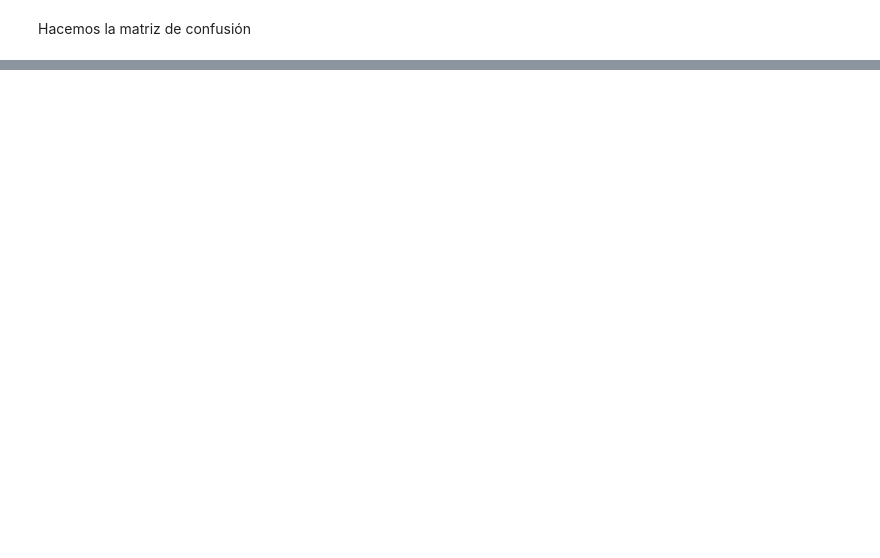
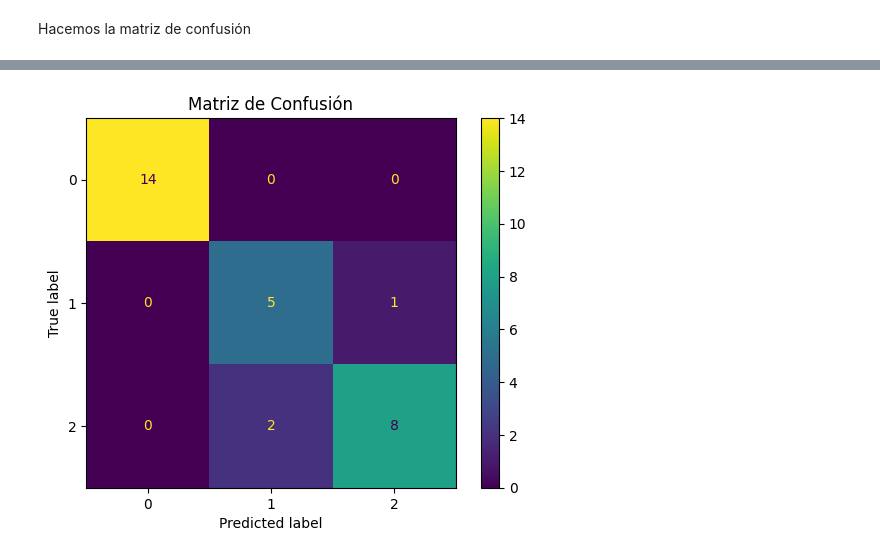
Before and after one commit to adoojeda/ModularNNEngine, a Jupyter notebook: main.ipynb, the cells around one changed output, grey strips where cells are left out. Saved outputs shown, nothing was run; the diff lists cells and outputs as text; code cells hidden in the pictures; blank space fills up the shorter version.

```diff
--- a/main.ipynb
+++ b/main.ipynb
@@ -81,0 +98,7 @@ KeyboardInterrupt:
+# %%
+y_pred = [nn.feedforward(x) for x in X_test]
+y_pred = np.argmax(y_pred, axis=1)
+y_test = np.argmax(y_test, axis=1)
+plot_confusion_matrix(y_test, y_pred)
+# %% [output]
+[figure, added]
```
Also changed, not shown: parts of 10 cells of this notebook, 7 other files.
